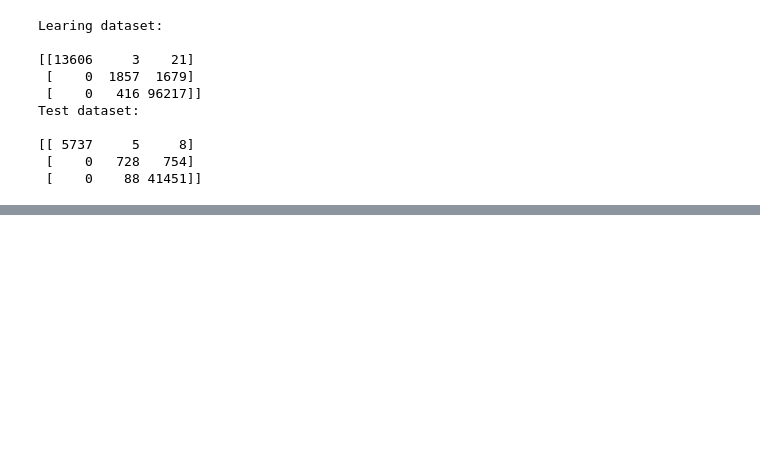
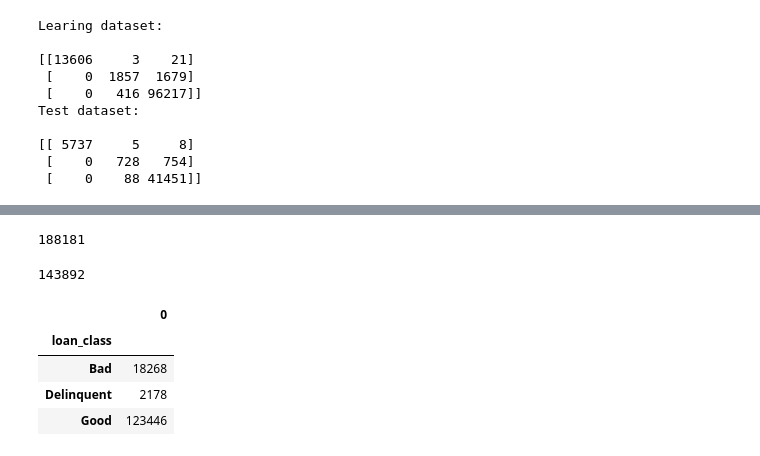
Before and after one commit to anurekhat/Capstone, a Jupyter notebook: LendingClub/LendingClubLoans_MilestoneReport.ipynb, the cells around one changed output, grey strips where cells are left out. Saved outputs shown, nothing was run; the diff lists cells and outputs as text; code cells hidden in the pictures; blank space fills up the shorter version.

```diff
--- a/LendingClub/LendingClubLoans_MilestoneReport.ipynb
+++ b/LendingClub/LendingClubLoans_MilestoneReport.ipynb
@@ -463,0 +728,27 @@ Test dataset:
+# %%
+loans_1213['term_mnths'] = loans_1213.term.str.strip('months').astype(int)
+len(loans_1213)
+# %% [output]
+188181
+# %%
+#Filtering out the 36 months term loans
+loans_1213 = loans_1213[loans_1213.term_mnths == 36]
+len(loans_1213)
+# %% [output]
+143892
+# %%
+#Dropping textual columns from the dataset
+loans_1213.drop(['emp_title', 'desc', 'title'], axis = 1, inplace = True)
+# %%
+#Marking loans that had at least one late payment
+loans_1213['late_fee_rec_indicator'] = (loans_1213.total_rec_late_fee > 0)
+# %%
+loans_1213['loan_class'] = loans_1213.apply(classify_loan, axis = 1)
+# %%
+pd.DataFrame(loans_1213.groupby('loan_class').size())
+# %% [output]
+|  | 0 |
+| loan_class |  |
+| Bad | 18268 |
+| Delinquent | 2178 |
+| Good | 123446 |
```
Also changed, not shown: parts of 43 cells of this notebook.
